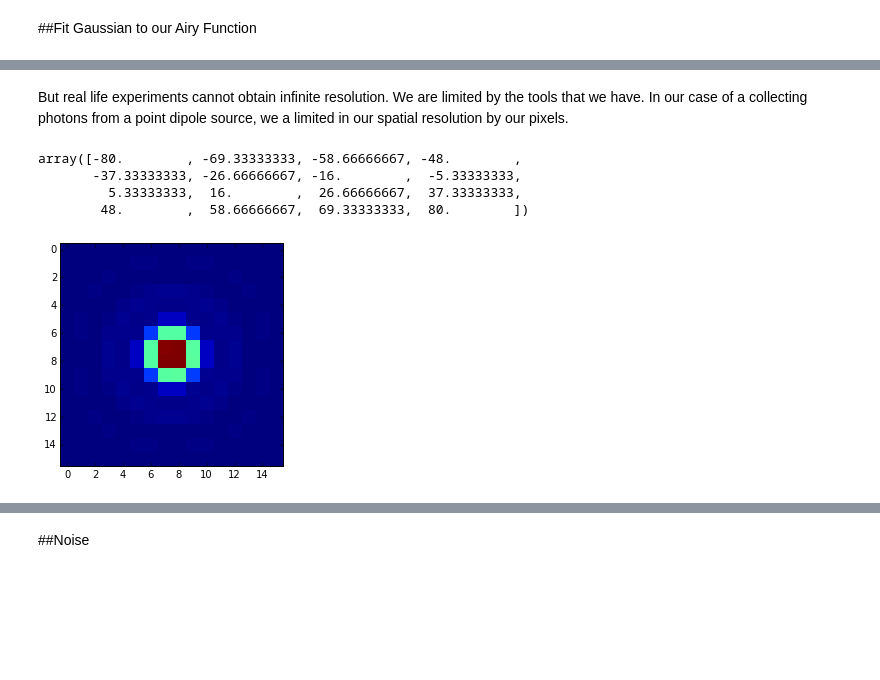
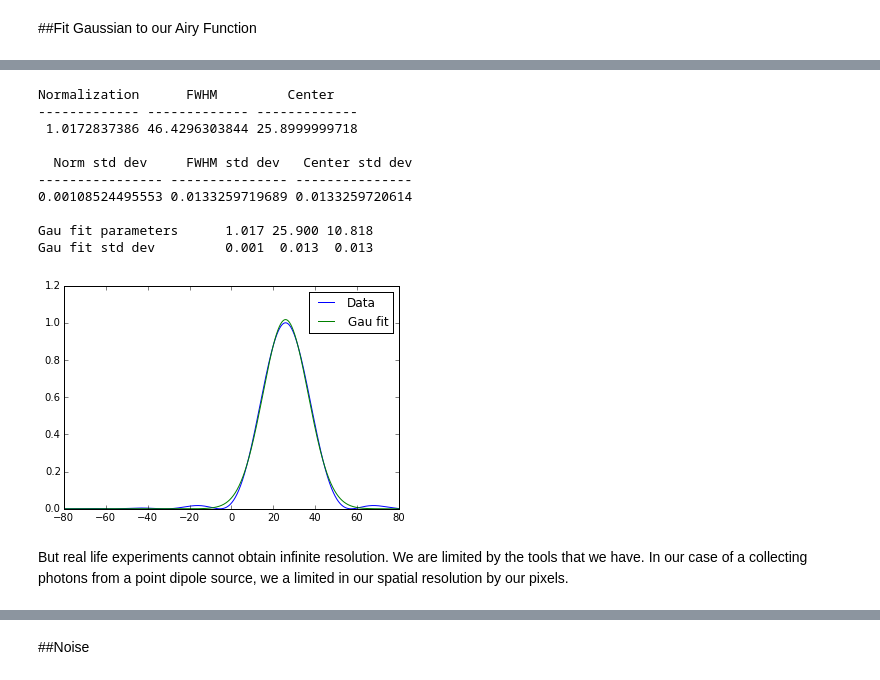
Before and after one commit to UCLA-Chem114/lab_notebooks, a Jupyter notebook: Intro to Superresolution.ipynb, the cells around one changed output, grey strips where cells are left out. Saved outputs shown, nothing was run; the diff lists cells and outputs as text; code cells hidden in the pictures; blank space fills up the shorter version.

```diff
--- a/Intro to Superresolution.ipynb
+++ b/Intro to Superresolution.ipynb
@@ -156,15 +142,69 @@ Gau fit std dev         0.001  0.014  0.013
+# %%
+@interact(x_0 =(-80,80,0.1), l = (200, 900, 1), M = (10,100,10), NA = (0.5, 2.0, 0.1))
+def plot_airy2d(x_0=0, l = 600, M = 60, NA = 1.4):
+
+    # Define a few parameters for the Airy Function
+
+    # Universal Constants
+    epsilon_0 = 1 # Permitivity of Free Space (assuming atomic units)
+
+    # Experimental Constants
+    mu = 1        # Dipole Moment (dependent on which dye is used)
+    #NA = 1.4      # Numerical Aperature
+    #l  = 600      # Wavelength in nm
+    n  = 1.518    #index of refraction of material surrounding emmitter
+    n_prime = 1.518 #index of refraction of objective
+    #M  = 60       # Magnification (60x)
+
+    # Function
+    xx, yy = meshgrid(xdist, ydist, sparse=True) # Prepares Grid Points
+    rho = np.sqrt((xx-x_0)**2+(yy)**2) # Distance from center
+    rho_tilde = 500*rho*NA/(M*l) # The 500 is just a scaling factor
+
+    #I_0 = (math.pi**4/(epsilon_0*n*n_prime))*(mu**2/l**6)*(NA**4/M**2)  # Represents the number of photons we recieve
+
+    I = (2*scipy.special.jv(1,2*math.pi*rho_tilde)/(2*math.pi*rho_tilde))**2 #Represents where we recieve the photons spatially
+
+
+
+    pg,cg = curve_fit(fgau,xdist,I[I.shape[1]/2,:])
+
+    ygau = fgau(xdist,*pg)
+
+    plot(xdist,I[I.shape[1]/2,:],'b-',label='Data')
+
+    plot(xdist,ygau,'g-',label='Gau fit')
+    legend()
+    print ''
+    t = Table()
+    t['Normalization'] = [pg[0]]
+    t['FWHM'] = [2.0*math.sqrt(2.0*math.log(10.0))*pg[2]]
+    t['Center'] = [pg[1]]
+    print t
+
+    print ''
+
+    tstddev = Table()
+    tstddev['Norm std dev'] = [sqrt(diag(cg))[0]]
+    tstddev['FWHM std dev'] = [sqrt(diag(cg))[2]]
+    tstddev['Center std dev'] = [sqrt(diag(cg))[1]]
+    print tstddev
+
+    print ''
+
+    print 'Gau fit parameters     {0:6.3f} {1:6.3f} {2:6.3f}'.format(*pg)
+    print 'Gau fit std dev        {0:6.3f} {1:6.3f} {2:6.3f}'.format(*sqrt(diag(cg)))
+# %% [output]
+Normalization      FWHM         Center
+------------- ------------- -------------
+ 1.0172837386 46.4296303844 25.8999999718
+
+  Norm std dev     FWHM std dev   Center std dev
+---------------- --------------- ---------------
+0.00108524495553 0.0133259719689 0.0133259720614
+
+Gau fit parameters      1.017 25.900 10.818
+Gau fit std dev         0.001  0.013  0.013
+[figure, added]
 # %% [markdown]
 But real life experiments cannot obtain infinite resolution. We are limited by the tools that we have. In our case of a collecting photons from a point dipole source, we a limited in our spatial resolution by our pixels.
-# %%
-pixel = I.reshape(16,100,16,100)
-pixel = pixel.sum(axis=3).sum(axis=1)
-xpixel = linspace(-80,80,16)
-ypixel = xpixel
-imshow(pixel,interpolation = 'nearest')
-xpixel
-# %% [output]
-array([-80.        , -69.33333333, -58.66666667, -48.        ,
-       -37.33333333, -26.66666667, -16.        ,  -5.33333333,
-         5.33333333,  16.        ,  26.66666667,  37.33333333,
-        48.        ,  58.66666667,  69.33333333,  80.        ])
-[figure, removed]
```
Also changed, not shown: parts of 25 cells of this notebook, 1 other file.
